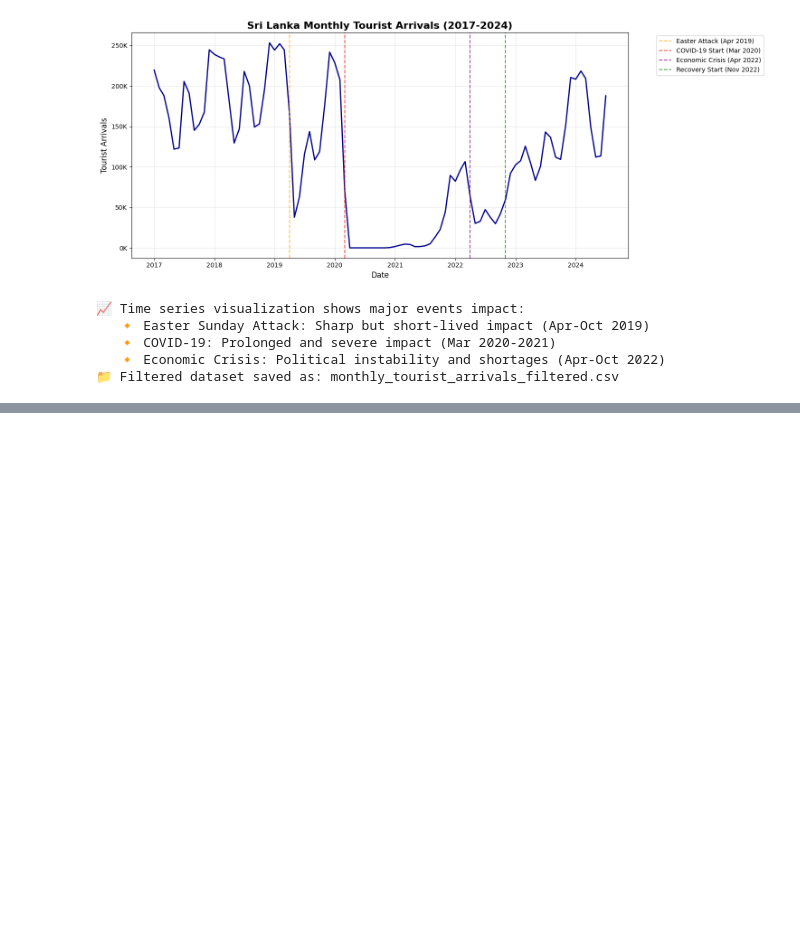
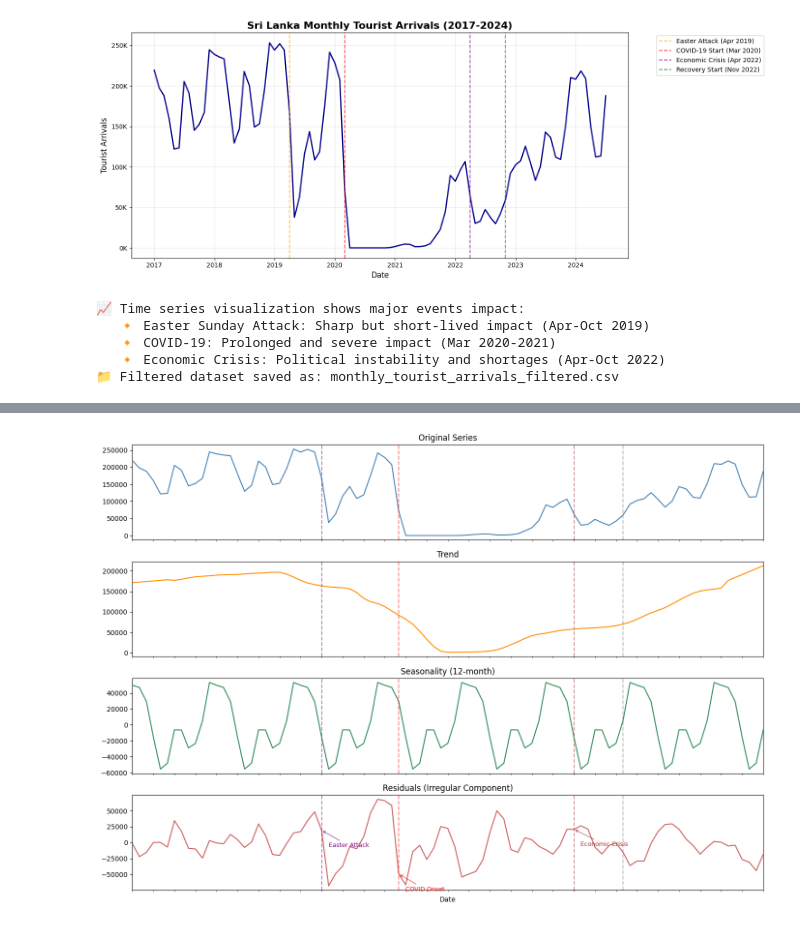
Before and after one commit to j2damax/timeseries-forecasting-sl-tourism, a Jupyter notebook: notebooks/01_Data_Ingestion_and_EDA.ipynb, the cells around one changed output, grey strips where cells are left out. Drawn from its saved outputs; the diff is of its cells as text; code cells hidden in the pictures; blank space fills up the shorter version.

```diff
--- a/notebooks/01_Data_Ingestion_and_EDA.ipynb
+++ b/notebooks/01_Data_Ingestion_and_EDA.ipynb
@@ -273,0 +297,60 @@ print("📁 Filtered dataset saved as: monthly_tourist_arrivals_filtered.csv")
+# %%
+from statsmodels.tsa.seasonal import seasonal_decompose
+import matplotlib.dates as mdates
+
+# Ensure Date is index and frequency is set (already done earlier, but guard just in case)
+if df_filtered.index.name != 'Date':
+    df_filtered = df_filtered.set_index('Date')
+
+# Infer frequency if missing
+if df_filtered.index.inferred_type in ['datetime64', 'datetime']:  # safe inference
+    try:
+        df_filtered = df_filtered.asfreq('MS')  # Month Start
+    except Exception:
+        pass
+
+series = df_filtered['Arrivals']
+
+# Perform additive decomposition
+result = seasonal_decompose(series, model='additive', period=12, extrapolate_trend='freq')
+
+fig, axes = plt.subplots(4, 1, figsize=(14, 10), sharex=True)
+series.plot(ax=axes[0], color='steelblue')
+axes[0].set_title('Original Series')
+result.trend.plot(ax=axes[1], color='darkorange')
+axes[1].set_title('Trend')
+result.seasonal.plot(ax=axes[2], color='seagreen')
+axes[2].set_title('Seasonality (12-month)')
+result.resid.plot(ax=axes[3], color='indianred')
+axes[3].set_title('Residuals (Irregular Component)')
+
+# Add vertical event markers to residuals to highlight shocks
+for ax in axes:
+    for date, label, color in [
+        (pd.Timestamp('2019-04-01'), 'Easter Attack', 'purple'),
+        (pd.Timestamp('2020-03-01'), 'COVID Start', 'red'),
+        (pd.Timestamp('2022-04-01'), 'Econ Crisis', 'brown'),
+        (pd.Timestamp('2022-11-01'), 'Initial Recovery', 'gray'),
+    ]:
+        ax.axvline(date, color=color, linestyle='--', alpha=0.5)
+
+# Helper to extract scalar safely
+get_resid = lambda dt: float(result.resid.loc[dt]) if not np.isnan(result.resid.loc[dt]) else 0.0
+
+# Annotate key shocks on residuals only for clarity
+axes[3].annotate('Easter Attack', xy=(pd.Timestamp('2019-04-01'), get_resid('2019-04-01')),
+                 xytext=(10, -25), textcoords='offset points', color='purple', fontsize=9,
+                 arrowprops=dict(arrowstyle='->', color='purple', lw=0.7))
+axes[3].annotate('COVID Onset', xy=(pd.Timestamp('2020-03-01'), get_resid('2020-03-01')),
+                 xytext=(10, -25), textcoords='offset points', color='red', fontsize=9,
+                 arrowprops=dict(arrowstyle='->', color='red', lw=0.7))
+axes[3].annotate('Economic Crisis', xy=(pd.Timestamp('2022-04-01'), get_resid('2022-04-01')),
+                 xytext=(10, -25), textcoords='offset points', color='brown', fontsize=9,
+                 arrowprops=dict(arrowstyle='->', color='brown', lw=0.7))
+
+axes[-1].xaxis.set_major_locator(mdates.YearLocator())
+axes[-1].xaxis.set_major_formatter(mdates.DateFormatter('%Y'))
+plt.tight_layout()
+plt.show()
+# %% [output]
+[figure, added]
```
Also changed, not shown: parts of 19 cells of this notebook, 8 other files.
